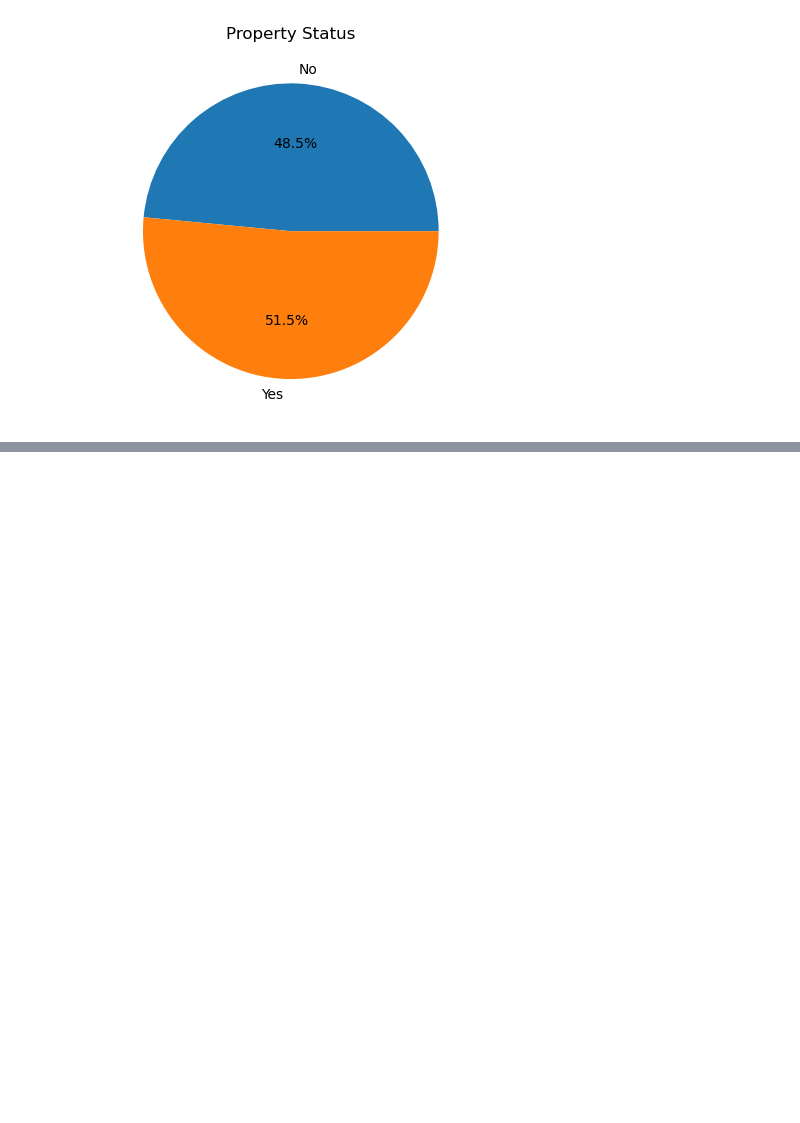
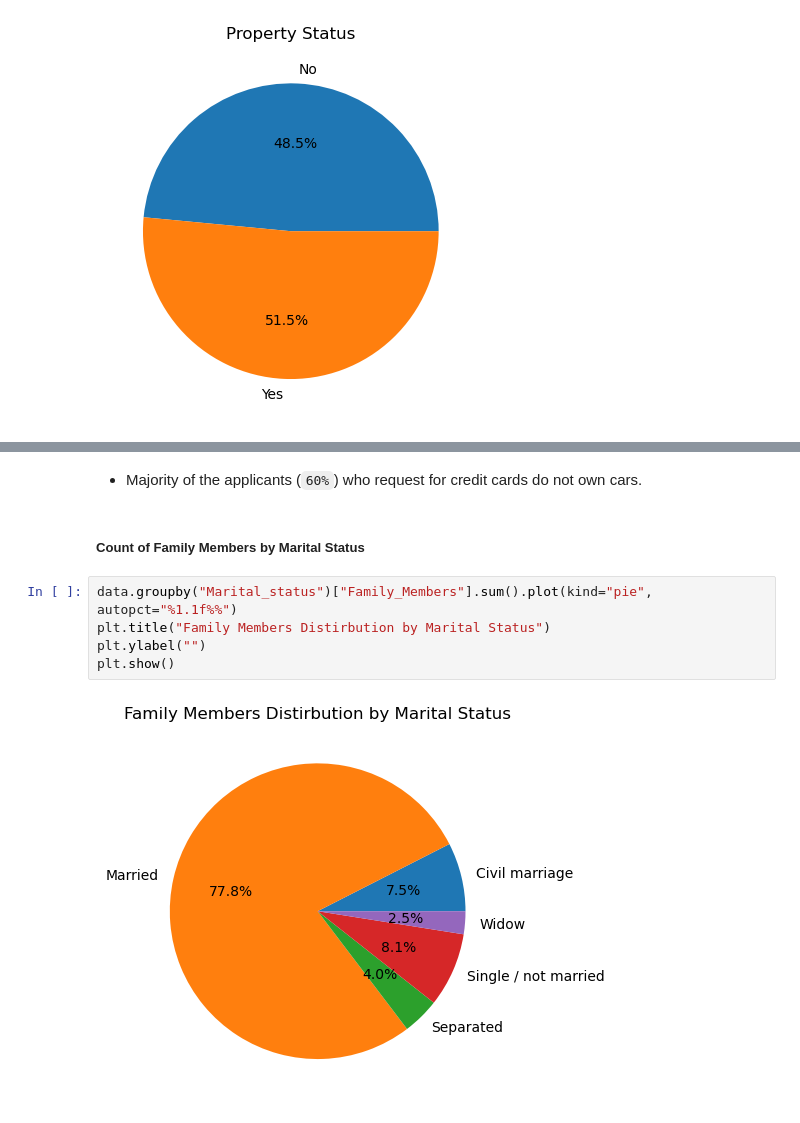
Before and after one commit to AneleMaphalala/Credit-Card-Approvals, a Jupyter notebook: credit_card_approvals.ipynb, the cells around one changed output, grey strips where cells are left out. Cells and saved outputs as stored; diff of their text form; blank space fills up the shorter version.

```diff
--- a/credit_card_approvals.ipynb
+++ b/credit_card_approvals.ipynb
@@ -335,0 +365,11 @@ plt.show()
+# %% [markdown]
+- Majority of the applicants (`60%`) who request for credit cards do not own cars.
+# %% [markdown]
+##### Count of Family Members by Marital Status
+# %%
+data.groupby("Marital_status")["Family_Members"].sum().plot(kind="pie", autopct="%1.1f%%")
+plt.title("Family Members Distirbution by Marital Status")
+plt.ylabel("")
+plt.show()
+# %% [output]
+[figure, added]
```
Also changed, not shown: parts of 27 cells of this notebook.
